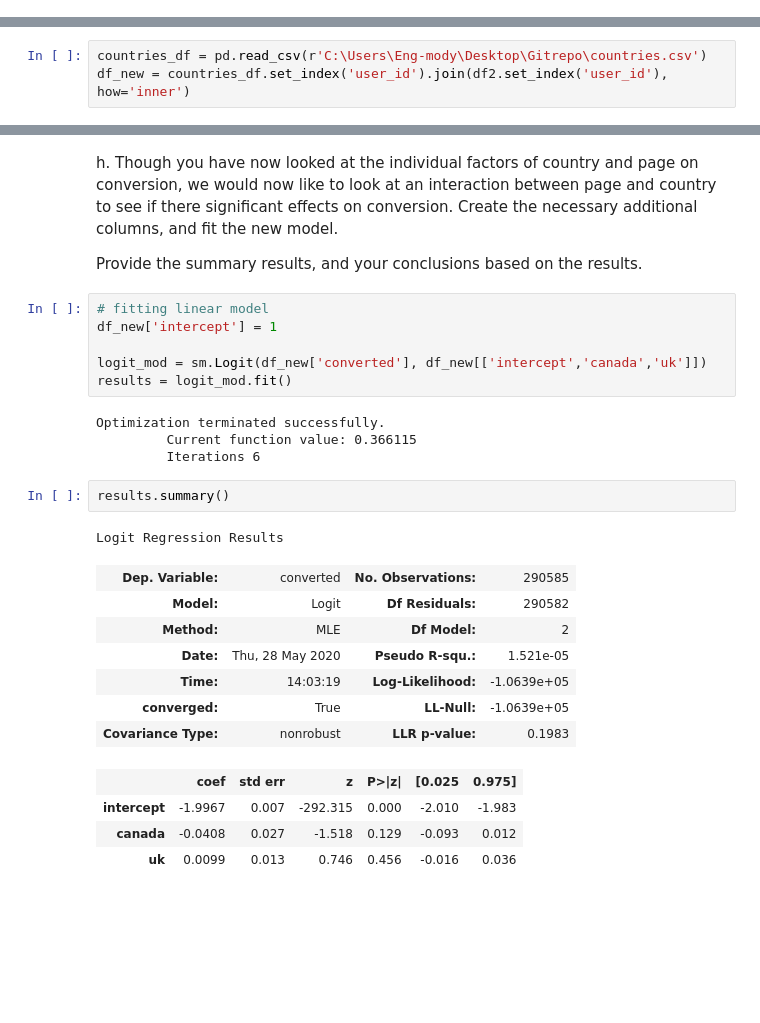
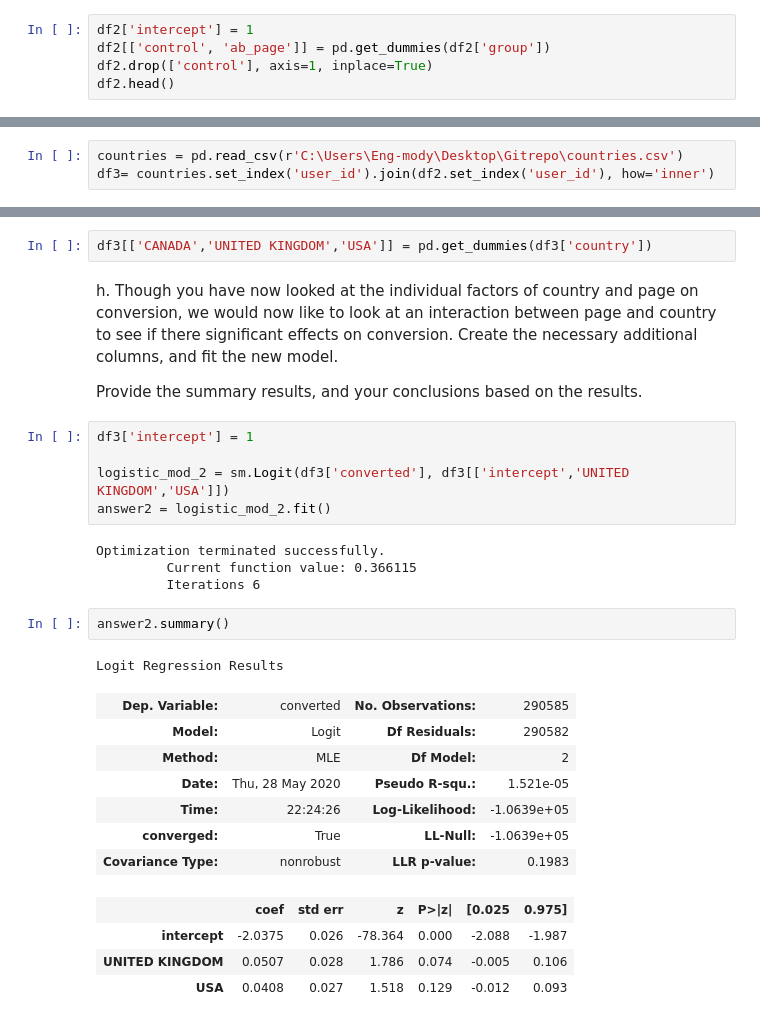
Before and after one commit to Mohamed-hanafy30/AB_testing_Udacity, a Jupyter notebook: Analyze_AB.ipynb, the cells around one changed output, grey strips where cells are left out. Saved outputs shown, nothing was run; the diff lists cells and outputs as text; blank space fills up the shorter version.

```diff
--- a/Analyze_AB.ipynb
+++ b/Analyze_AB.ipynb
@@ -384,0 +362,5 @@ df2_copy[['ab_page_control','ab_page_treatment']] = pd.get_dummies(df2_copy['gro
+# %%
+df2['intercept'] = 1
+df2[['control', 'ab_page']] = pd.get_dummies(df2['group'])
+df2.drop(['control'], axis=1, inplace=True)
+df2.head()
@@ -438,5 +431,5 @@ g. Now along with testing if the conversion rate changes for different pages, al
 
 Does it appear that country had an impact on conversion?  Don't forget to create dummy variables for these country columns - **Hint: You will need two columns for the three dummy varaibles.** Provide the statistical output as well as a written response to answer this question.
 # %%
-countries_df = pd.read_csv(r'C:\Users\Eng-mody\Desktop\Gitrepo\countries.csv')
-df_new = countries_df.set_index('user_id').join(df2.set_index('user_id'), how='inner')
+countries = pd.read_csv(r'C:\Users\Eng-mody\Desktop\Gitrepo\countries.csv')
+df3= countries.set_index('user_id').join(df2.set_index('user_id'), how='inner')
@@ -446,32 +436,33 @@ df_new[['canada','uk','us']] = pd.get_dummies(df_new['country'])
+# %%
+df3[['CANADA','UNITED KINGDOM','USA']] = pd.get_dummies(df3['country'])
 # %% [markdown]
 h. Though you have now looked at the individual factors of country and page on conversion, we would now like to look at an interaction between page and country to see if there significant effects on conversion.  Create the necessary additional columns, and fit the new model.
 
 Provide the summary results, and your conclusions based on the results.
-# %%
-# fitting linear model
-df_new['intercept'] = 1
-
-logit_mod = sm.Logit(df_new['converted'], df_new[['intercept','canada','uk']])
-results = logit_mod.fit()
-# %% [output]
-Optimization terminated successfully.
-         Current function value: 0.366115
-         Iterations 6
+# %%
+df3['intercept'] = 1
+
+logistic_mod_2 = sm.Logit(df3['converted'], df3[['intercept','UNITED KINGDOM','USA']])
+answer2 = logistic_mod_2.fit()
+# %% [output]
+Optimization terminated successfully.
+         Current function value: 0.366115
+         Iterations 6
 # %%
-results.summary()
+answer2.summary()
 # %% [output]
 Logit Regression Results
 | Dep. Variable: | converted | No. Observations: | 290585 |
 | Model: | Logit | Df Residuals: | 290582 |
 | Method: | MLE | Df Model: | 2 |
 | Date: | Thu, 28 May 2020 | Pseudo R-squ.: | 1.521e-05 |
-| Time: | 14:03:19 | Log-Likelihood: | -1.0639e+05 |
+| Time: | 22:24:26 | Log-Likelihood: | -1.0639e+05 |
 | converged: | True | LL-Null: | -1.0639e+05 |
 | Covariance Type: | nonrobust | LLR p-value: | 0.1983 |
 |  | coef | std err | z | P>|z| | [0.025 | 0.975] |
-| intercept | -1.9967 | 0.007 | -292.315 | 0.000 | -2.010 | -1.983 |
-| canada | -0.0408 | 0.027 | -1.518 | 0.129 | -0.093 | 0.012 |
-| uk | 0.0099 | 0.013 | 0.746 | 0.456 | -0.016 | 0.036 |
+| intercept | -2.0375 | 0.026 | -78.364 | 0.000 | -2.088 | -1.987 |
+| UNITED KINGDOM | 0.0507 | 0.028 | 1.786 | 0.074 | -0.005 | 0.106 |
+| USA | 0.0408 | 0.027 | 1.518 | 0.129 | -0.012 | 0.093 |
 # %% [markdown]
 <a id='conclusions'></a>
 
```
Also changed, not shown: parts of 42 cells of this notebook, 1 other file.
